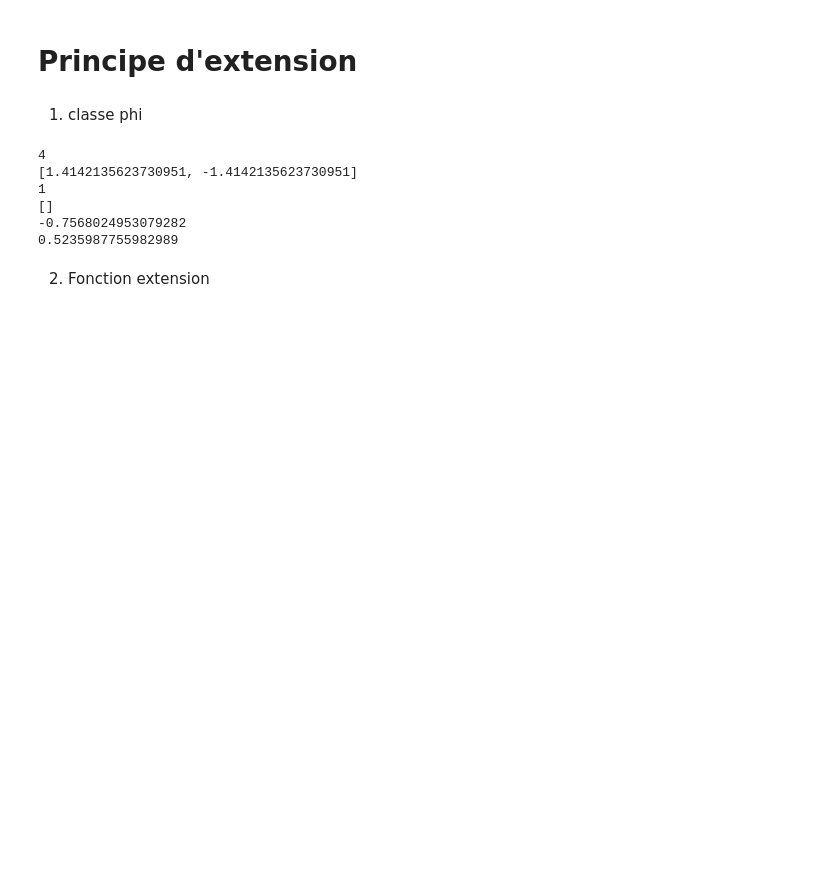
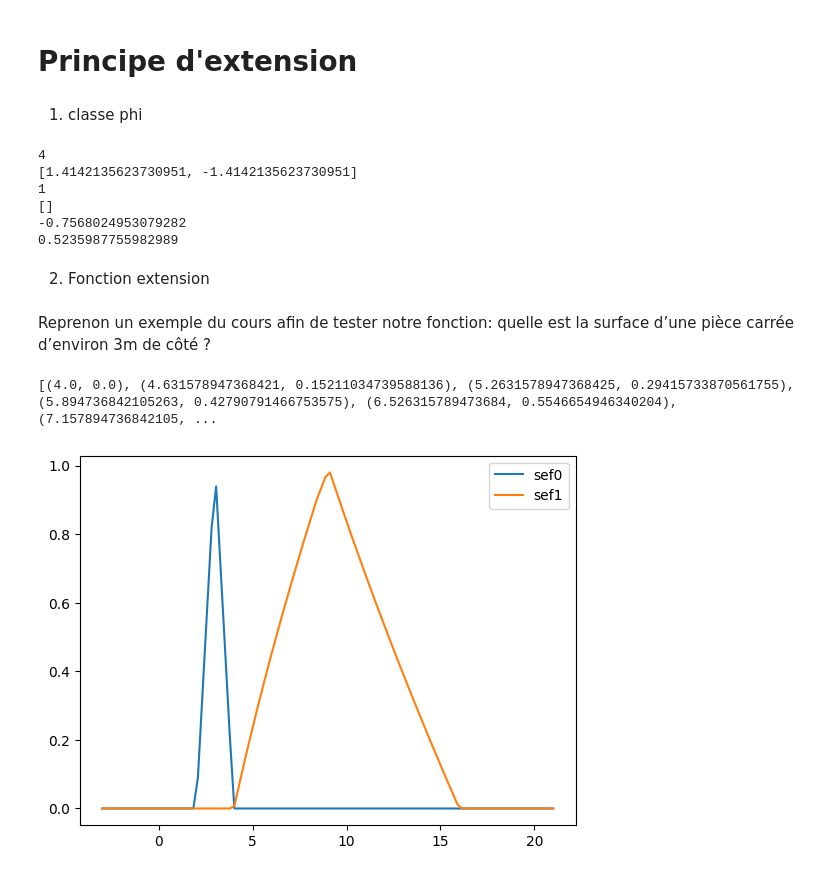
Before and after one commit to pidoux7/XAI, a Jupyter notebook: TME4/TME4.ipynb, the cells around one changed output. Cells and saved outputs as stored; diff of their text form; code cells hidden in the pictures; blank space fills up the shorter version.

```diff
--- a/TME4/TME4.ipynb
+++ b/TME4/TME4.ipynb
@@ -437,16 +438,16 @@ Pour la tconorme Dual_Drastique
 1. classe phi
 # %%
 class phi:
-    def __init__(self, nom,fonction,reverse_fonction):
+    def __init__(self, nom,fonction,inverse_fonction):
         self.fonction = fonction
-        self.reverse_fonction = reverse_fonction
+        self.inverse_fonction = inverse_fonction
         self.nom = nom
 
     def calcul(self, x):
         return self.fonction(x)
 
     def antecedent(self, y):
-        return self.reverse_fonction(y)
+        return self.inverse_fonction(y)
 
     def __str__(self):
         return self.nom
@@ -479,3 +480,45 @@ print(d.antecedent(0.5))
 0.5235987755982989
 # %% [markdown]
 2. Fonction extension
+# %%
+def extension(A, phi, n=20):
+    """
+    Fonction extension qui, pour un sous-ensemble flou A et une fonction ϕ donnés, calcule l'image floue de A par ϕ
+    """
+    # on convertit A en un tableau numpy sinon avec une liste de tuples on ne peut pas utiliser la noation A[:, 0] ou A[:, 1]
+    A = np.array(A)
+
+    f_b = []
+    f_a = lambda x: np.interp(x, A[:, 0], A[:, 1])
+    y = []
+
+    # on calcule les images des éléments de A par la fonction phi
+    for i in range(len(A)):
+        y.append(float(phi.calcul(A[i][0])))
+
+    #on définit les plages de valeurs de y
+    y_min = min(y)
+    y_max = max(y)
+
+    # on définit un ensemble y de valeurs linéairement espacées dans la plage de y_min à y_max
+    y = np.linspace(y_min, y_max, n)
+
+    # on calcul l'antécédent de chaque valeur de y
+    for i in range(len(y)):
+        if phi.antecedent(y[i]) != []:
+            f_b.append((y[i], max(f_a(phi.antecedent(y[i])))))
+        else:
+            f_b.append((y[i], 0))
+
+    return f_b
+# %% [markdown]
+Reprenon un exemple du cours afin de tester notre fonction: quelle est la surface d’une pièce carrée d’environ 3m de côté ?
+# %%
+sef_piece = [(2,0),(3,1),(4,0)]
+
+result = extension(sef_piece, carre())
+print(result)
+visualisation([sef_piece, result],100)
+# %% [output]
+[(4.0, 0.0), (4.631578947368421, 0.15211034739588136), (5.2631578947368425, 0.29415733870561755), (5.894736842105263, 0.42790791466753575), (6.526315789473684, 0.5546654946340204), (7.157894736842105, ...
+[figure, added]
```
Also changed, not shown: parts of 8 cells of this notebook, 1 other file.
